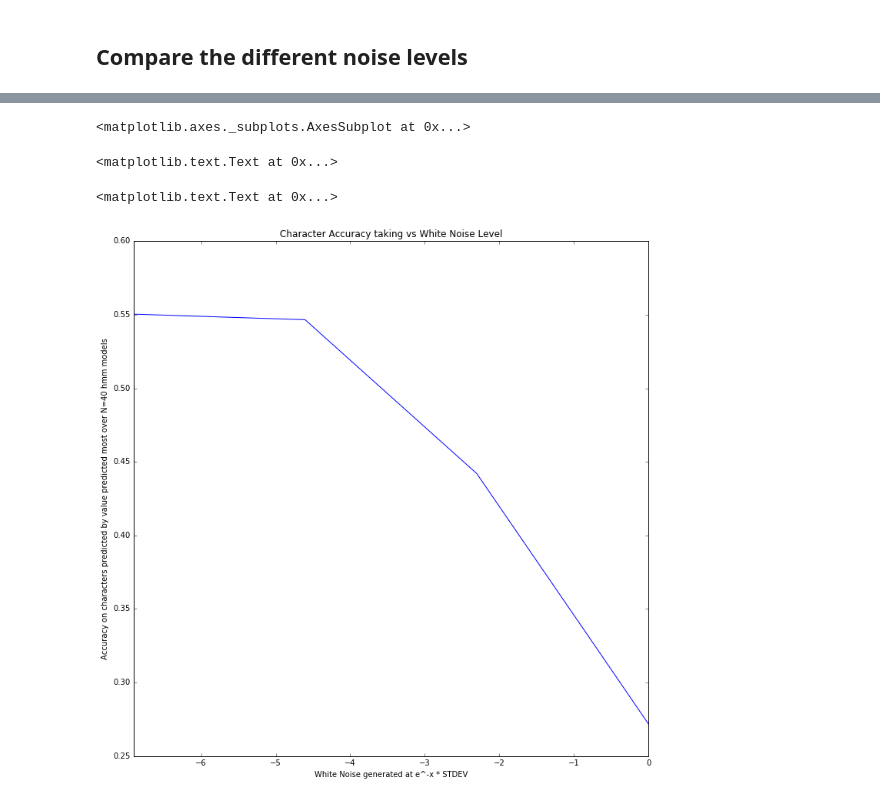
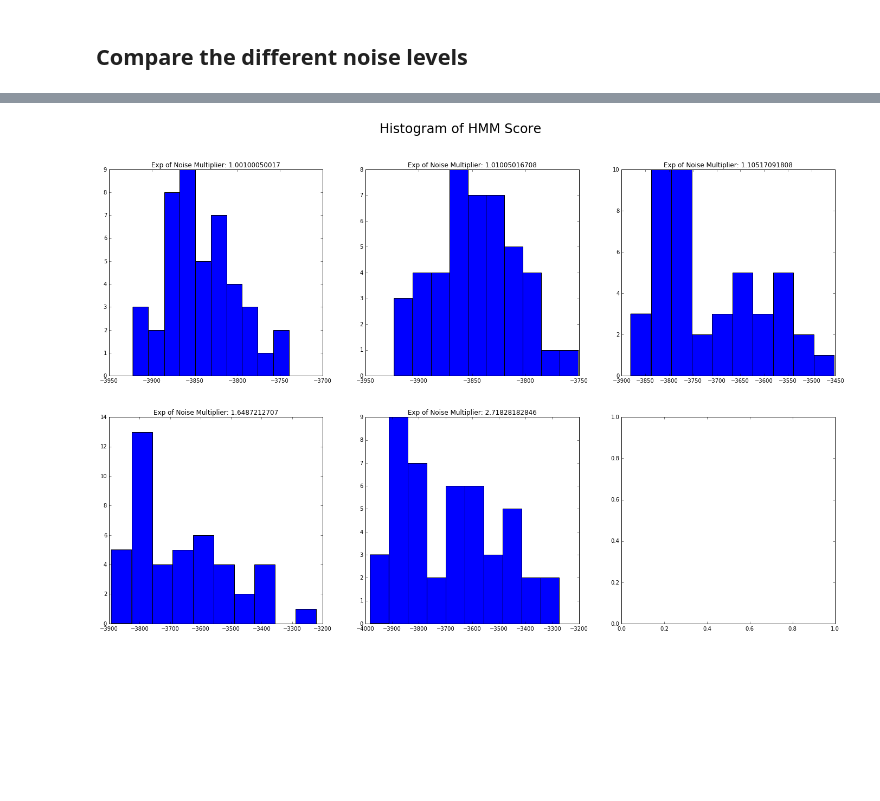
Before and after one commit to kyang01/keyboard_emanations, a Jupyter notebook: Compare Noise.ipynb, the cells around one changed output, grey strips where cells are left out. Cells and saved outputs as stored; diff of their text form; code cells hidden in the pictures; blank space fills up the shorter version.

Commit message:
plots

```diff
--- a/Compare Noise.ipynb
+++ b/Compare Noise.ipynb
@@ -227,8 +227,10 @@ RESULTS_DF.head()
 ## Compare the different noise levels
 # %%
 result_dict = {}
+wk = {}
 for noise in set(RESULTS_DF['NOISE']):
     WORK_DF = RESULTS_DF[RESULTS_DF['NOISE'] == noise].sort_values('SCORE')
+    wk[noise] = WORK_DF
 
 
     # Unique chars are a-z and space
@@ -254,14 +271,12 @@ for key in result_dict:
-# %%
-fig = plt.figure(figsize = (12,12))
-ax = plt.subplot(111)
-
-acc_series = pd.Series(acc)
-acc_series.index = acc_series.index.map(np.log)
-acc_series.sort_index().plot(title = 'Character Accuracy taking vs White Noise Level')
-ax.set_xlabel('White Noise generated at e^-x * STDEV')
-ax.set_ylabel('Accuracy on characters predicted by value predicted most over N=40 hmm models')
-# %% [output]
-<matplotlib.axes._subplots.AxesSubplot at 0x...>
-<matplotlib.text.Text at 0x...>
-<matplotlib.text.Text at 0x...>
-[figure, removed]
+# %%
+noise_vals = sorted(list(set(RESULTS_DF['NOISE'])))
+n = len(noise_vals)
+fig, axes = plt.subplots((n-1)/3+1, 3, figsize=(24, n*3))
+_ = fig.suptitle('Histogram of HMM Score', fontsize = "24")
+# Repeat for each coefficient
+for idx, noise in enumerate(noise_vals):
+    axe = axes[idx / 3][idx % 3]
+    _ = axe.hist(wk[noise]['SCORE'])
+    _ = axe.set_title('Exp of Noise Multiplier: ' + str(np.exp(noise)))
+# %% [output]
+[figure, added]
```
Also changed, not shown: parts of 3 cells of this notebook, 3 other files.
